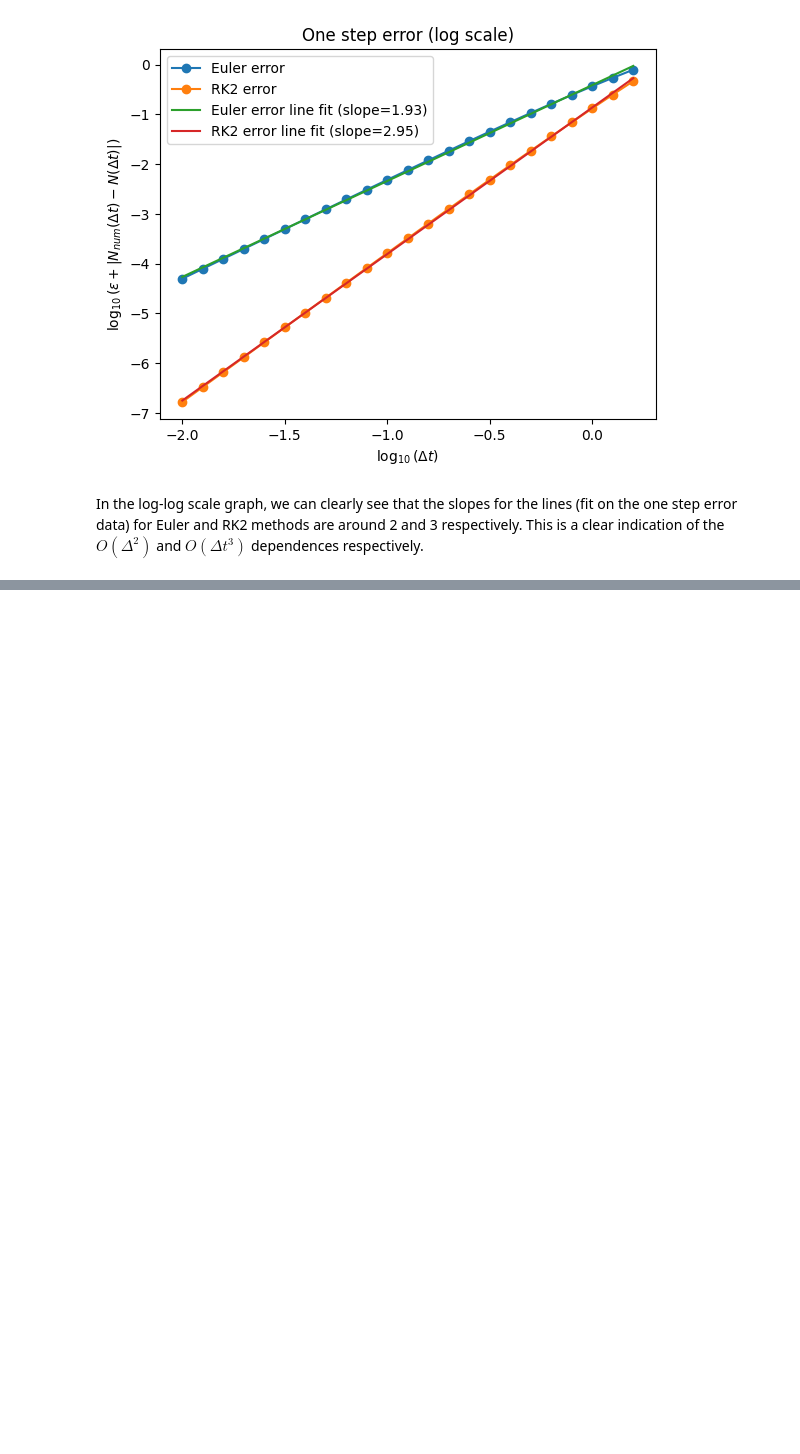
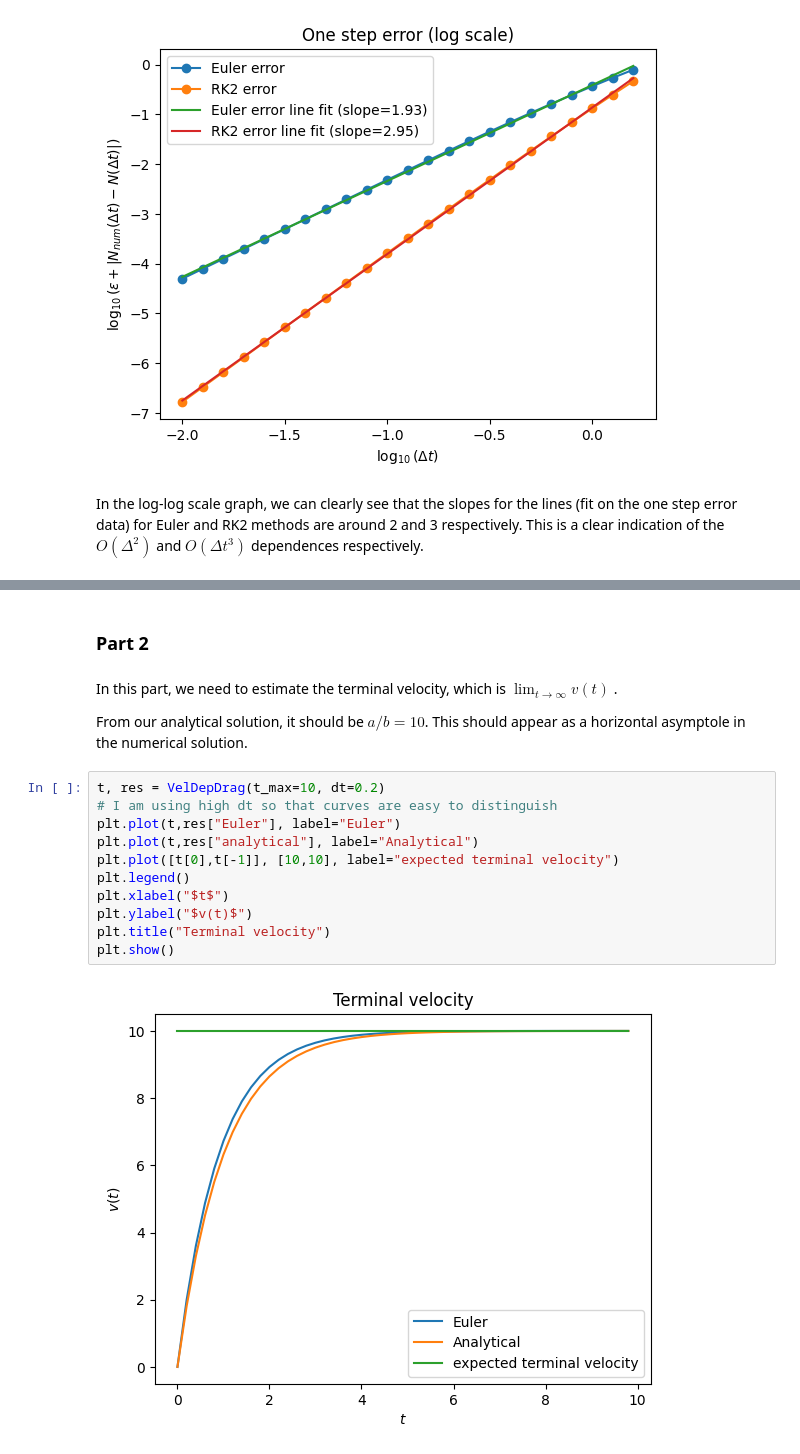
Before and after one commit to pranav-joshi-iitgn/PH509, a Jupyter notebook: A1.ipynb, the cells around one changed output, grey strips where cells are left out. Cells and saved outputs as stored; diff of their text form; blank space fills up the shorter version.

```diff
--- a/A1.ipynb
+++ b/A1.ipynb
@@ -409,0 +527,19 @@ In the log-log scale graph, we can clearly see that the slopes for the lines (fi
+# %% [markdown]
+### Part 2
+# %% [markdown]
+In this part, we need to estimate the terminal velocity, which is $\lim_{t\to\infty} v(t)$ .
+
+From our analytical solution, it should be $a/b = 10$. This should appear as a horizontal asymptole in the numerical solution.
+# %%
+t, res = VelDepDrag(t_max=10, dt=0.2)
+# I am using high dt so that curves are easy to distinguish
+plt.plot(t,res["Euler"], label="Euler")
+plt.plot(t,res["analytical"], label="Analytical")
+plt.plot([t[0],t[-1]], [10,10], label="expected terminal velocity")
+plt.legend()
+plt.xlabel("$t$")
+plt.ylabel("$v(t)$")
+plt.title("Terminal velocity")
+plt.show()
+# %% [output]
+[figure, added]
```
Also changed, not shown: parts of 30 cells of this notebook.
